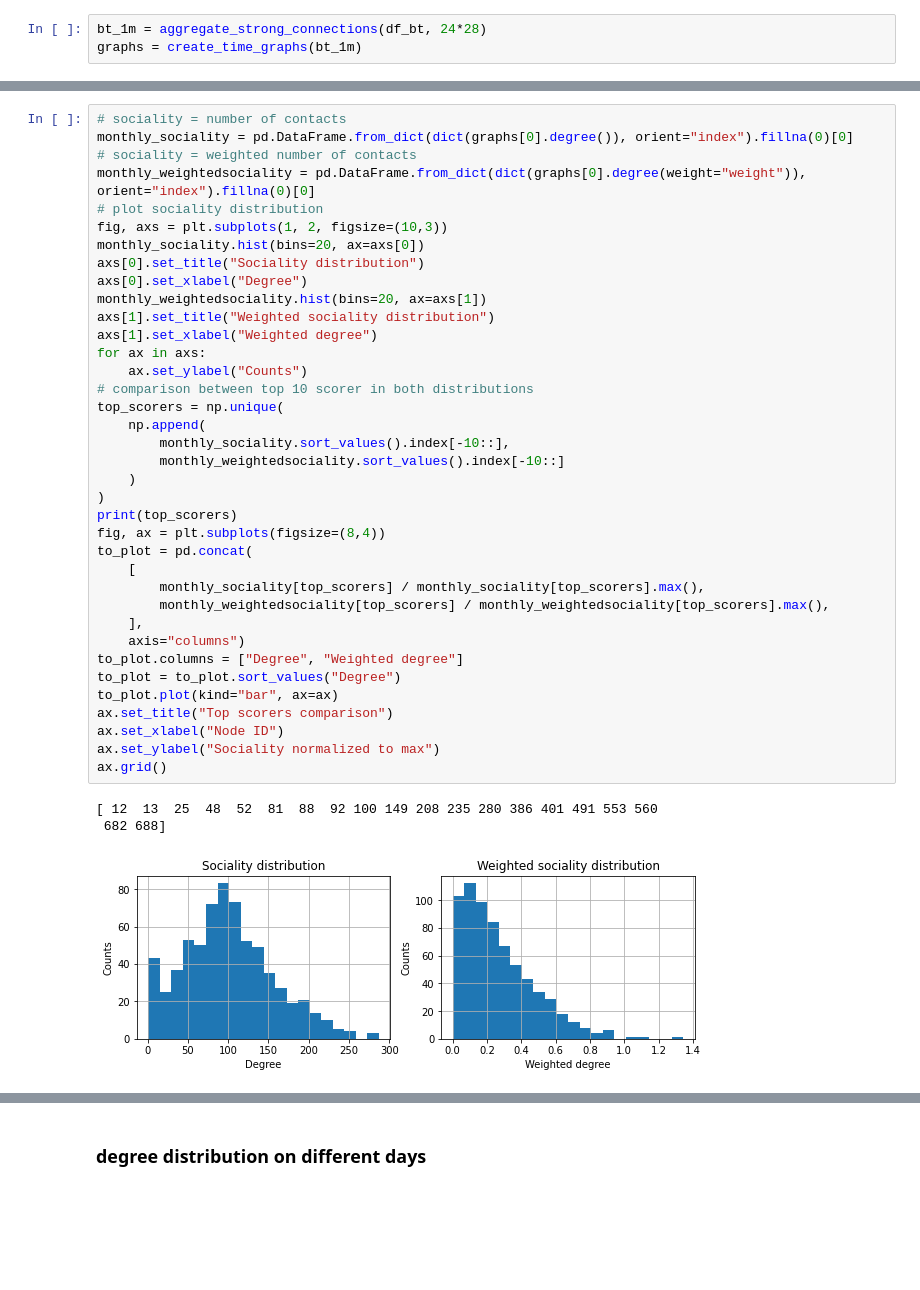
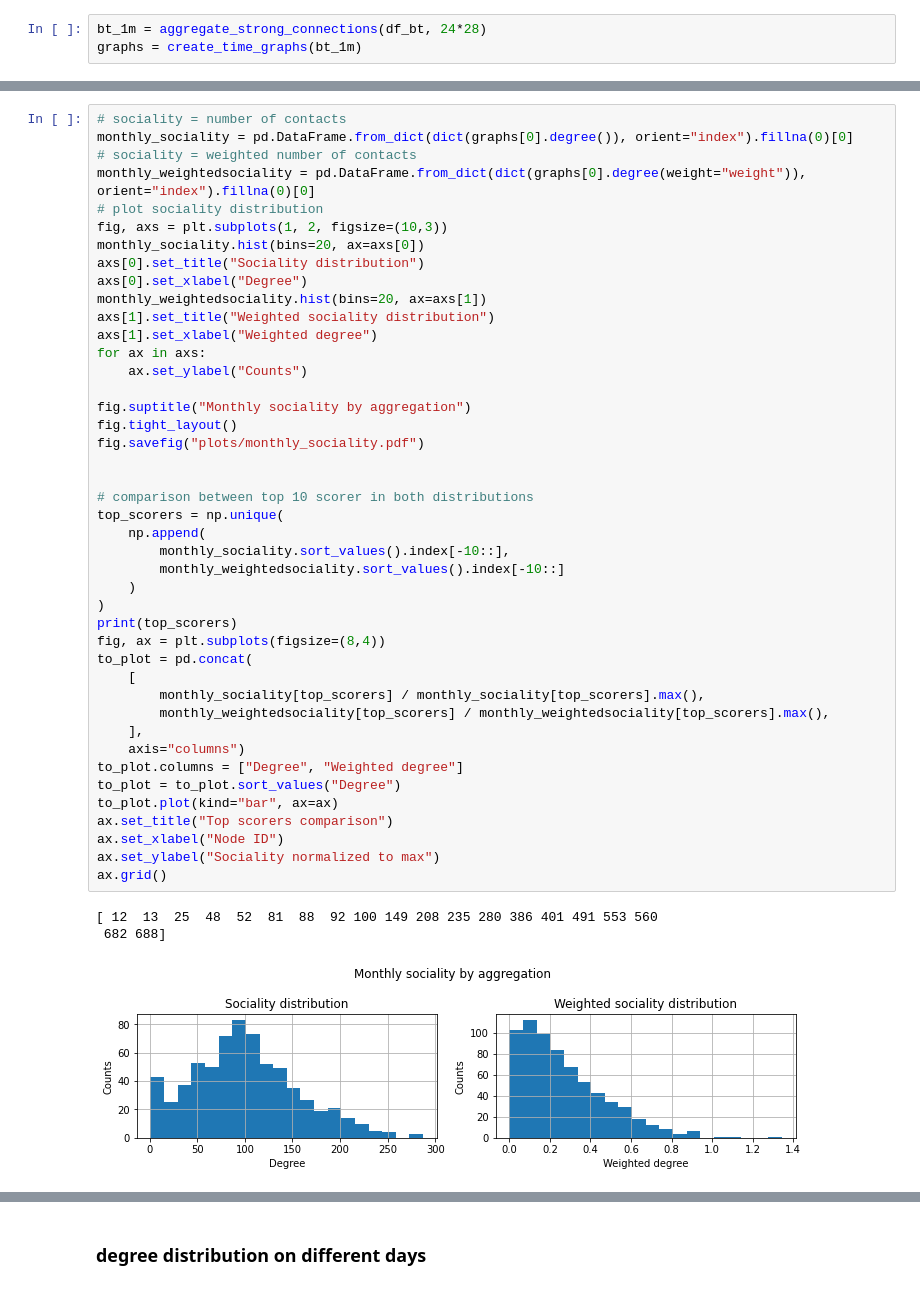
Before and after one commit to dariobaron/copenhagen_project, a Jupyter notebook: Dario_a_Copenhagen.ipynb, the cells around one changed output, grey strips where cells are left out. Drawn from its saved outputs; the diff is of its cells as text; blank space fills up the shorter version.

```diff
--- a/Dario_a_Copenhagen.ipynb
+++ b/Dario_a_Copenhagen.ipynb
@@ -288,34 +279,40 @@ axs[0].set_xlabel("Degree")
 monthly_weightedsociality.hist(bins=20, ax=axs[1])
 axs[1].set_title("Weighted sociality distribution")
 axs[1].set_xlabel("Weighted degree")
 for ax in axs:
     ax.set_ylabel("Counts")
+
+fig.suptitle("Monthly sociality by aggregation")
+fig.tight_layout()
+fig.savefig("plots/monthly_sociality.pdf")
+
+
 # comparison between top 10 scorer in both distributions
 top_scorers = np.unique(
     np.append(
         monthly_sociality.sort_values().index[-10::],
         monthly_weightedsociality.sort_values().index[-10::]
     )
 )
 print(top_scorers)
 fig, ax = plt.subplots(figsize=(8,4))
 to_plot = pd.concat(
     [
         monthly_sociality[top_scorers] / monthly_sociality[top_scorers].max(),
         monthly_weightedsociality[top_scorers] / monthly_weightedsociality[top_scorers].max(),
     ],
     axis="columns")
 to_plot.columns = ["Degree", "Weighted degree"]
 to_plot = to_plot.sort_values("Degree")
 to_plot.plot(kind="bar", ax=ax)
 ax.set_title("Top scorers comparison")
 ax.set_xlabel("Node ID")
 ax.set_ylabel("Sociality normalized to max")
 ax.grid()
 # %% [output]
 [ 12  13  25  48  52  81  88  92 100 149 208 235 280 386 401 491 553 560
  682 688]
-[figure, old version]
+[figure, new version]
 [figure]
 # %% [markdown]
 ### degree distribution on different days
```
Also changed, not shown: parts of 3 cells of this notebook, 2 other files.
